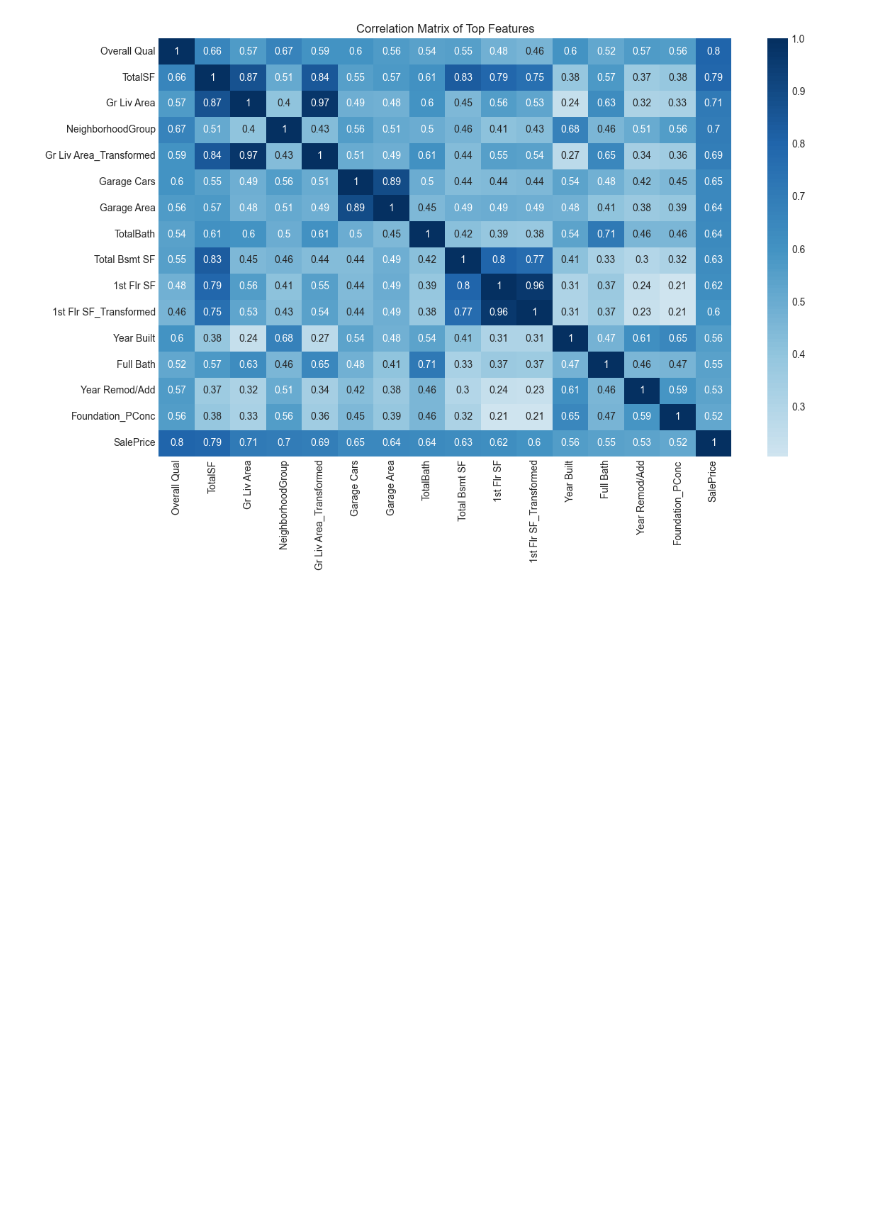
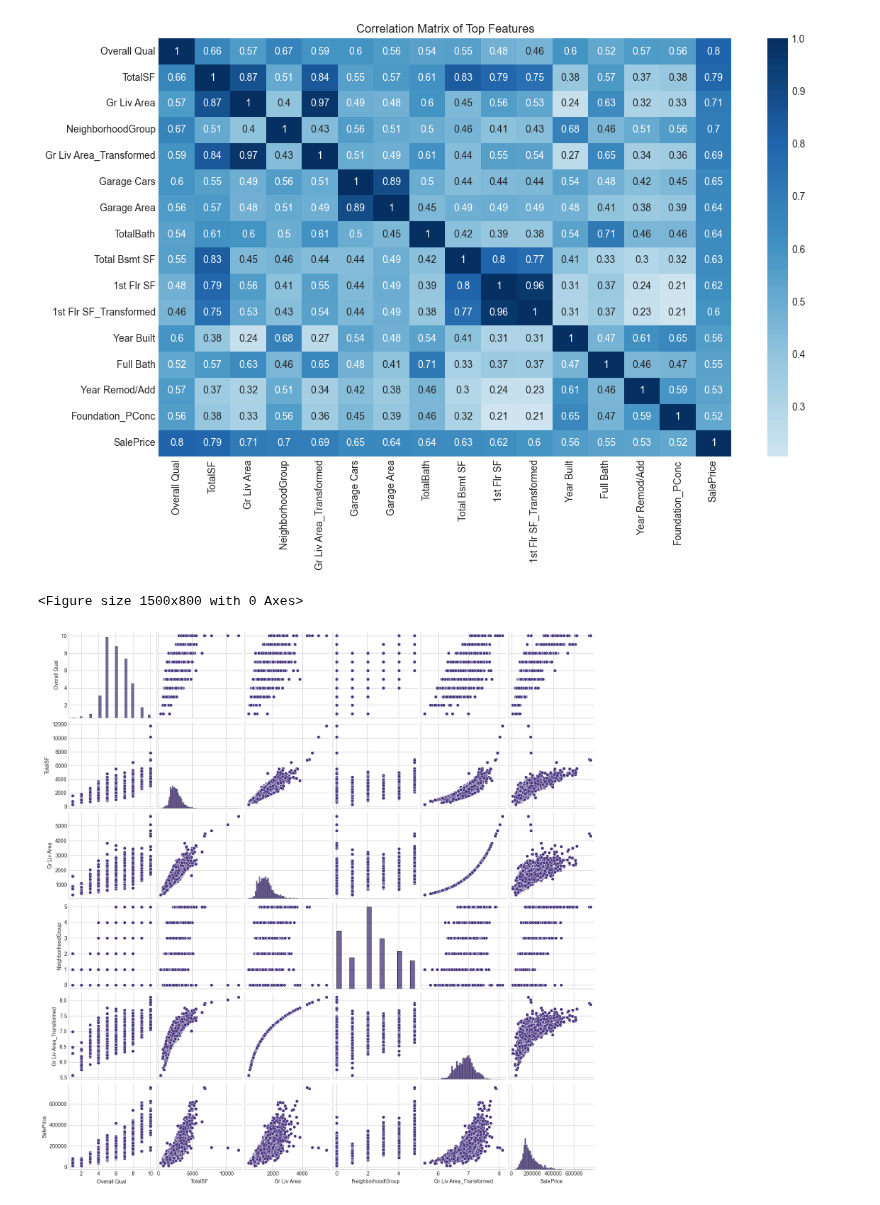
Before and after one commit to Vijayaragavan185/advanced-housing-eda-ames-real-estate, a Jupyter notebook: notebooks/advanced_cleaning_eda.ipynb, the cells around one changed output. Drawn from its saved outputs; the diff is of its cells as text; code cells hidden in the pictures; blank space fills up the shorter version.

Commit message:
Creating pairplots of the most important features

```diff
--- a/notebooks/advanced_cleaning_eda.ipynb
+++ b/notebooks/advanced_cleaning_eda.ipynb
@@ -348,3 +348,12 @@ plt.tight_layout()
 plt.show()
 # %% [output]
 [figure]
+# %%
+# Create pairplots of the most important features
+top_features = top_corr_features.index[:5].tolist() + ['SalePrice']
+plt.figure(figsize=(15, 8))
+sns.pairplot(df[top_features])
+plt.show()
+# %% [output]
+<Figure size 1500x800 with 0 Axes>
+[figure, added]
```
